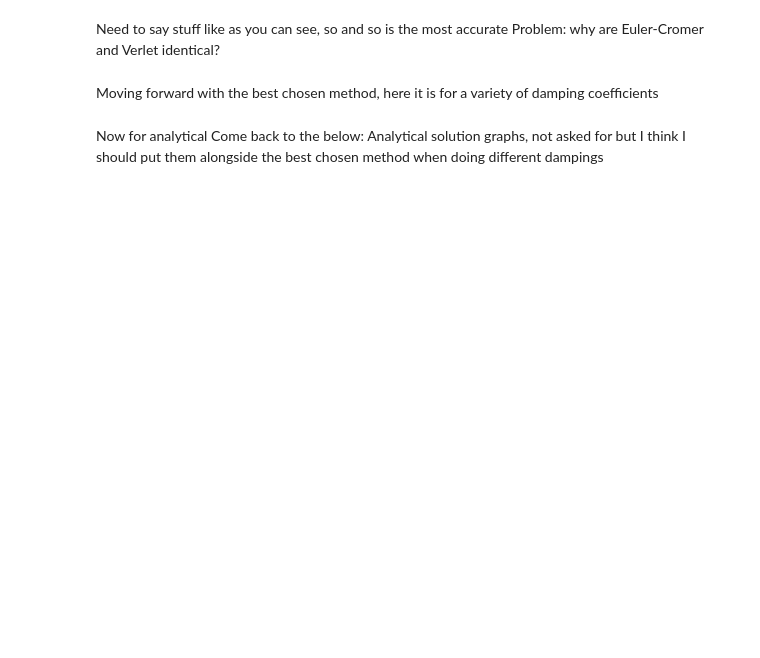
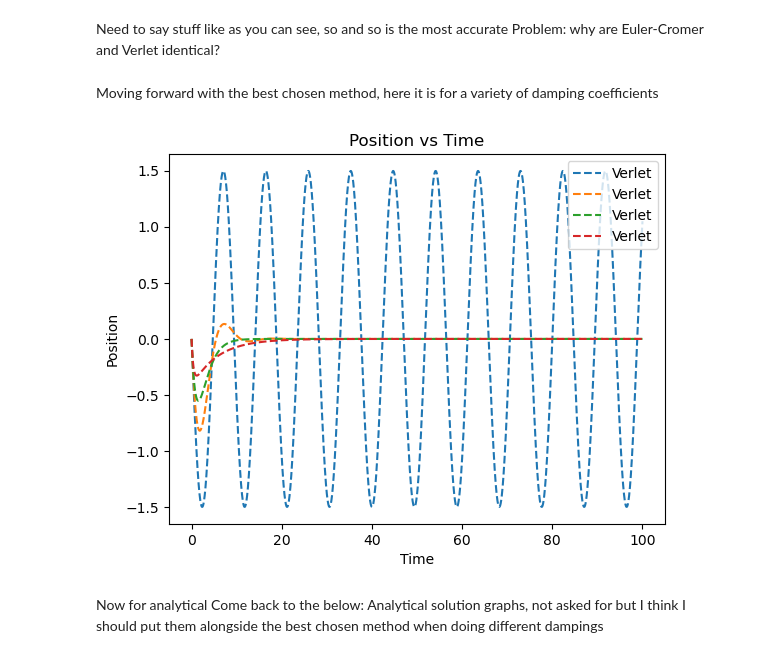
Before and after one commit to david-phelan/computational-physics-project-two, a Jupyter notebook: ProjectTwo.ipynb, the cells around one changed output. Drawn from its saved outputs; the diff is of its cells as text; code cells hidden in the pictures; blank space fills up the shorter version.

```diff
--- a/ProjectTwo.ipynb
+++ b/ProjectTwo.ipynb
@@ -447,3 +236,8 @@ plt.show()
+# %%
+b_critical = np.sqrt(4*3.03*1.35)
+plot_simulation(3.03, 1.35, np.array([0, 0.5*b_critical, b_critical, 2*b_critical]), [5000], 100, 0, -1, [VerletSimulation], False)
+# %% [output]
+[figure, added]
 # %% [markdown]
 Now for analytical
 Come back to the below:
```
Also changed, not shown: parts of 25 cells of this notebook.
